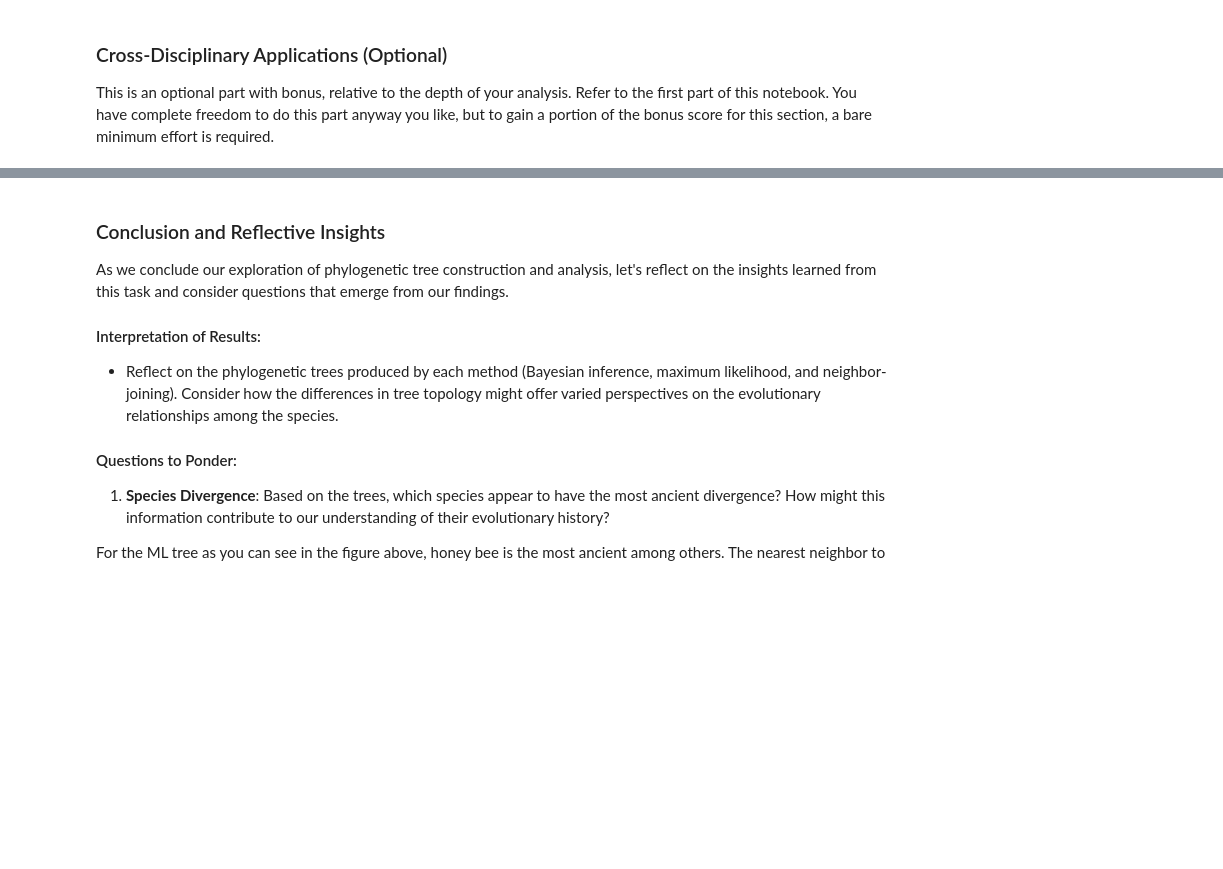
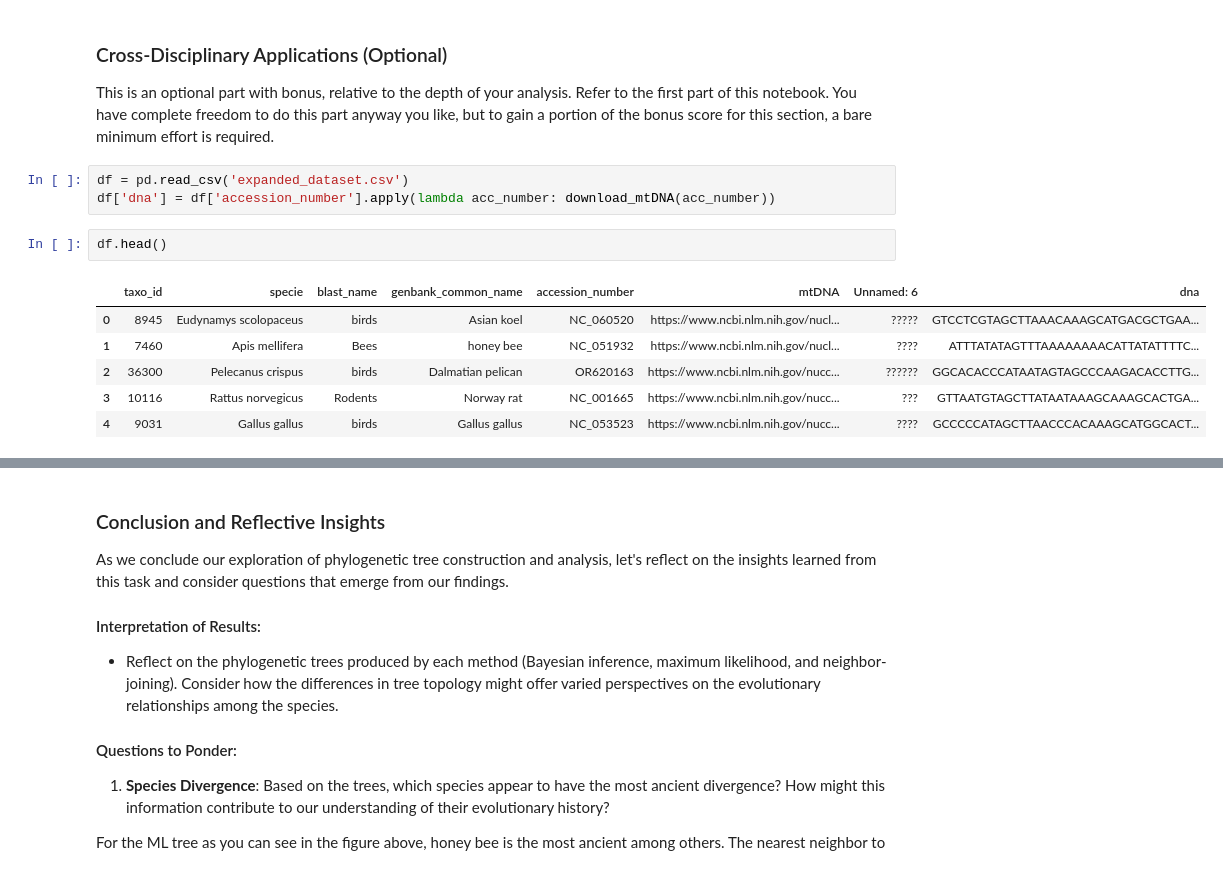
Before and after one commit to mjmaher987/Bioinformatics-Project, a Jupyter notebook: Task 2/MitochondrialComparisonPhylogeneticTreeConstruction.ipynb, the cells around one changed output, grey strips where cells are left out. Saved outputs shown, nothing was run; the diff lists cells and outputs as text; blank space fills up the shorter version.

```diff
--- a/Task 2/MitochondrialComparisonPhylogeneticTreeConstruction.ipynb
+++ b/Task 2/MitochondrialComparisonPhylogeneticTreeConstruction.ipynb
@@ -679,3 +695,15 @@ display(Image(filename='BITree2.JPG'))
 ### Cross-Disciplinary Applications (Optional)
 
 This is an optional part with bonus, relative to the depth of your analysis. Refer to the first part of this notebook. You have complete freedom to do this part anyway you like, but to gain a portion of the bonus score for this section, a bare minimum effort is required.
+# %%
+df = pd.read_csv('expanded_dataset.csv')
+df['dna'] = df['accession_number'].apply(lambda acc_number: download_mtDNA(acc_number))
+# %%
+df.head()
+# %% [output]
+|  | taxo_id | specie | blast_name | genbank_common_name | accession_number | mtDNA | Unnamed: 6 | dna |
+| 0 | 8945 | Eudynamys scolopaceus | birds | Asian koel | NC_060520 | https://www.ncbi.nlm.nih.gov/nucl... | ????? | GTCCTCGTAGCTTAAACAAAGCATGACGCTGAA... |
+| 1 | 7460 | Apis mellifera | Bees | honey bee | NC_051932 | https://www.ncbi.nlm.nih.gov/nucl... | ???? | ATTTATATAGTTTAAAAAAAACATTATATTTTC... |
+| 2 | 36300 | Pelecanus crispus | birds | Dalmatian pelican | OR620163 | https://www.ncbi.nlm.nih.gov/nucc... | ?????? | GGCACACCCATAATAGTAGCCCAAGACACCTTG... |
+| 3 | 10116 | Rattus norvegicus | Rodents | Norway rat | NC_001665 | https://www.ncbi.nlm.nih.gov/nucc... | ??? | GTTAATGTAGCTTATAATAAAGCAAAGCACTGA... |
+| 4 | 9031 | Gallus gallus | birds | Gallus gallus | NC_053523 | https://www.ncbi.nlm.nih.gov/nucc... | ???? | GCCCCCATAGCTTAACCCACAAAGCATGGCACT... |
```
Also changed, not shown: parts of 20 cells of this notebook.
